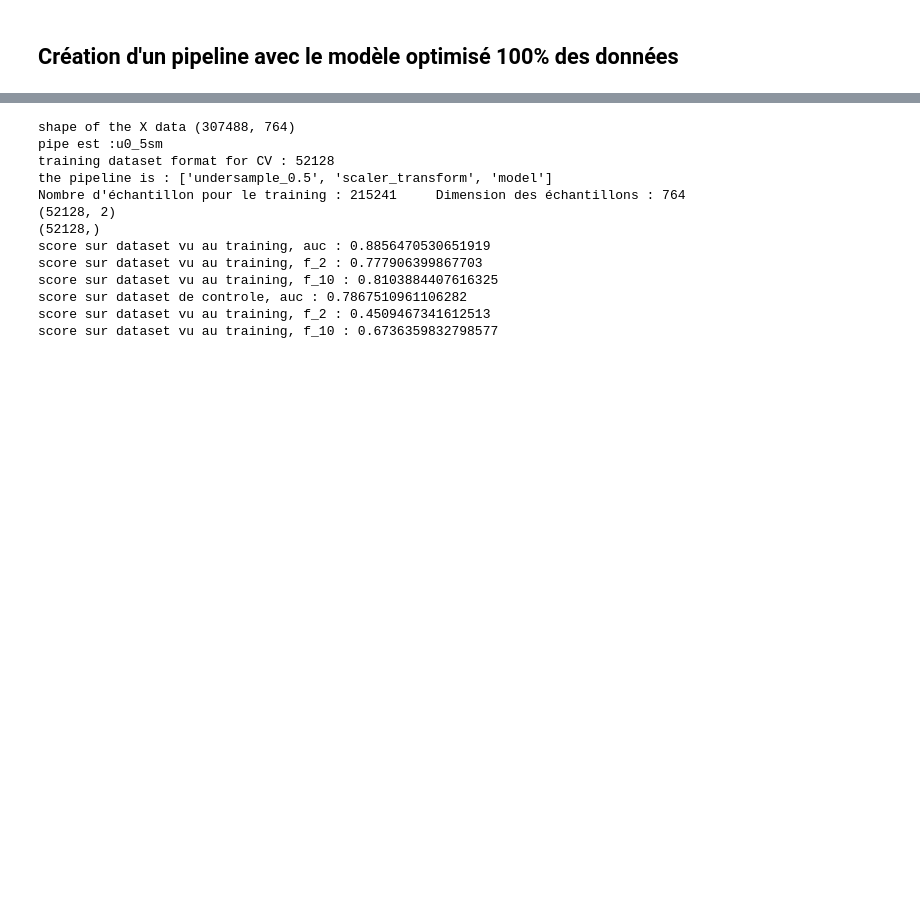
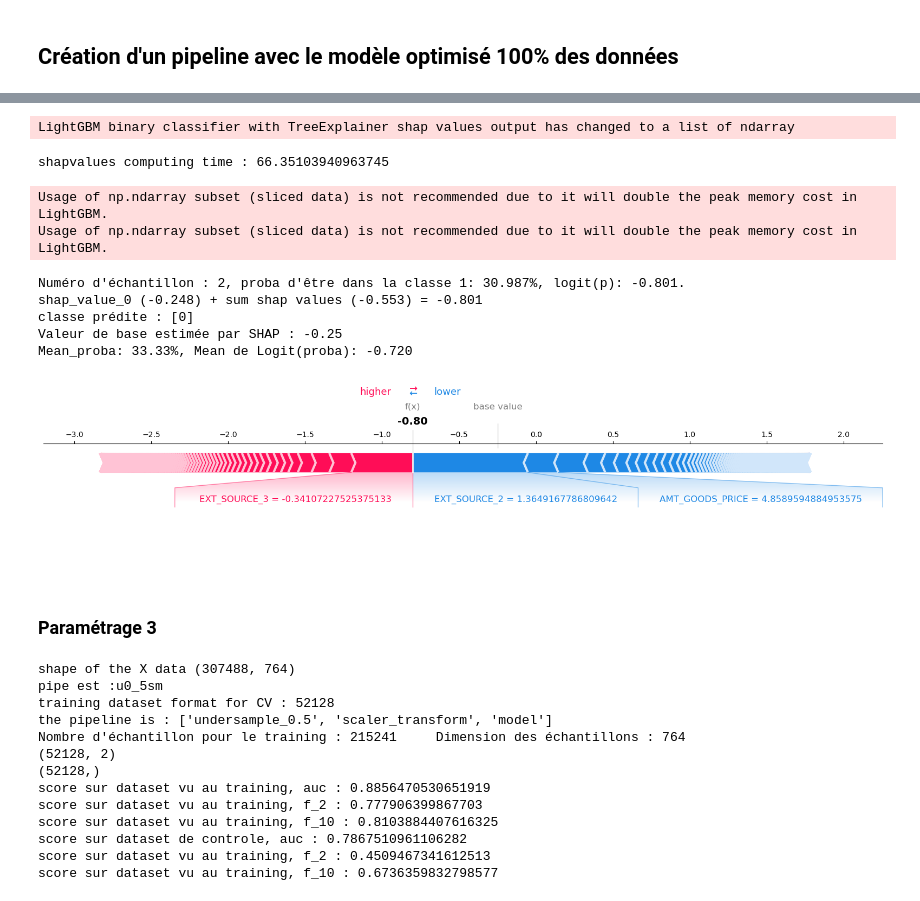
Before and after one commit to PY53/Projet7, a Jupyter notebook: Notebook/Projet7.ipynb, the cells around one changed output, grey strips where cells are left out. Cells and saved outputs as stored; diff of their text form; code cells hidden in the pictures; blank space fills up the shorter version.

```diff
--- a/Notebook/Projet7.ipynb
+++ b/Notebook/Projet7.ipynb
@@ -3925,3 +3920,19 @@ score sur dataset vu au training, f_10 : 0.6873076748953892
+# %%
+features_names = df0.columns[df0.columns!="TARGET"]
+shap_values = show_features_importances(df0, features_names, model, sample_num=2)
+# %% [output]
+LightGBM binary classifier with TreeExplainer shap values output has changed to a list of ndarray
+shapvalues computing time : 66.35103940963745
+Usage of np.ndarray subset (sliced data) is not recommended due to it will double the peak memory cost in LightGBM.
+Usage of np.ndarray subset (sliced data) is not recommended due to it will double the peak memory cost in LightGBM.
+Numéro d'échantillon : 2, proba d'être dans la classe 1: 30.987%, logit(p): -0.801.
+shap_value_0 (-0.248) + sum shap values (-0.553) = -0.801
+classe prédite : [0]
+Valeur de base estimée par SHAP : -0.25
+Mean_proba: 33.33%, Mean de Logit(proba): -0.720
+[figure, added]
+# %% [markdown]
+### Paramétrage 3
 # %%
 model = LGBMClassifier(objective="binary", max_depth=8, learning_rate=0.02, min_child_samples=800,
                        n_estimators=1500, class_weight="balanced")
```
Also changed, not shown: parts of 14 cells of this notebook.
